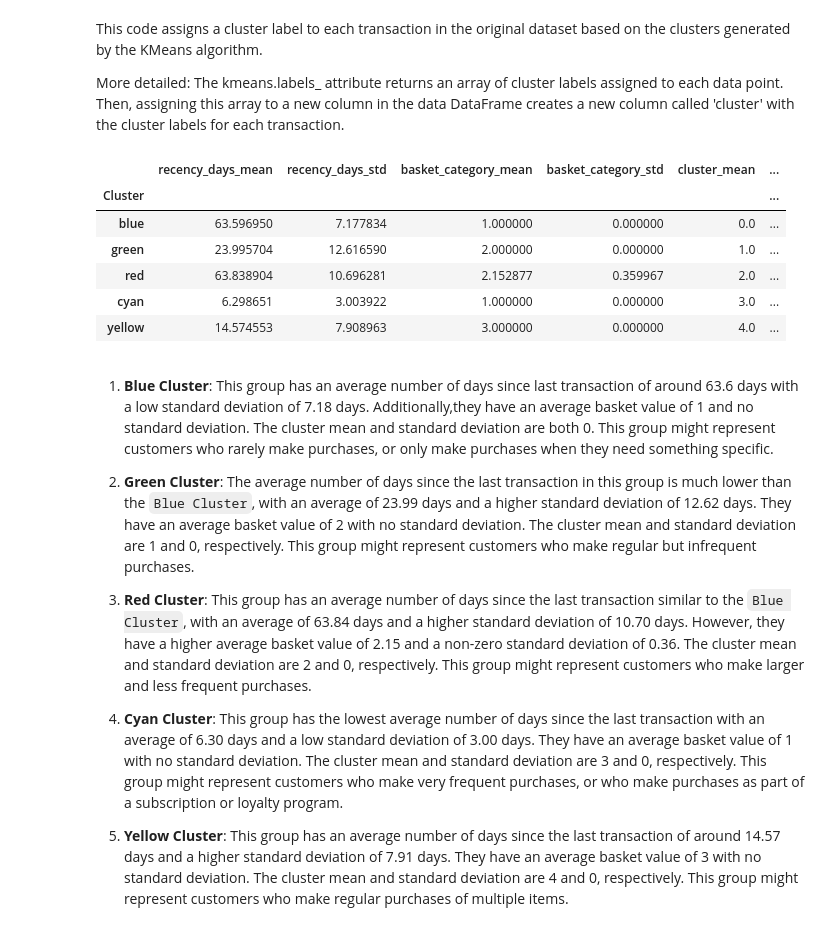
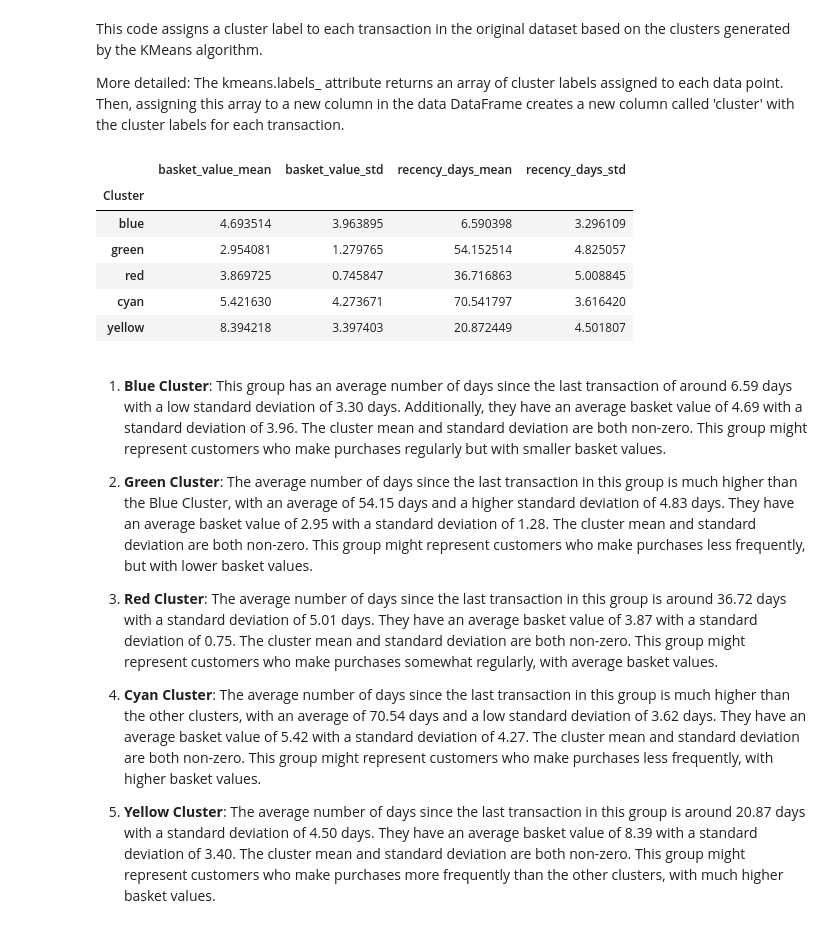
Before and after one commit to tfysekis/Data-Mining, a Jupyter notebook: Mining_Knowledge.ipynb, the cells around one changed output. Saved outputs shown, nothing was run; the diff lists cells and outputs as text; code cells hidden in the pictures.

```diff
--- a/Mining_Knowledge.ipynb
+++ b/Mining_Knowledge.ipynb
@@ -128,8 +128,5 @@ for i, row in data.iterrows():
     else:
         data.at[i, 'basket_category'] = 'high_value_basket'
 
-# Drop original basket value column
-data.drop(columns=['basket_value'], inplace=True)
-
 data.head()
 # %% [output]
@@ -540,5 +473,5 @@ We start by combining two columns from the data dataframe, namely "`recency_days
 # %%
 # Combine the categorical basket_category column with the recency_days column
-cluster_df = pd.concat([data['recency_days'], data['basket_category']], axis=1)
+cluster_df = pd.concat([data['basket_value'], data['recency_days']], axis=1)
 cluster_df.head()
 # %% [output]
@@ -553,7 +483,0 @@ Now we have to change our values for the basket_category,the KNN algorithm can n
-# %%
-# Create a dictionary to map categorical values to numerical values
-cat_map = {'low_value_basket': 1, 'medium_value_basket': 2, 'high_value_basket': 3}
-
-# Convert categorical values to numerical values using label encoding
-cluster_df['basket_category'] = cluster_df['basket_category'].map(cat_map)
-cluster_df.head()
@@ -601,7 +502,8 @@ Now we performing KMeans clustering on the normalized dataset cluster_df_scaled
 # %%
+from sklearn.cluster import KMeans
 # Perform KMeans clustering with 5 clusters
 kmeans = KMeans(n_clusters=5, random_state=0)
-kmeans.fit(cluster_df_scaled)
+kmeans.fit(cluster_df)
 # %% [output]
 KMeans(n_clusters=5, random_state=0)
 # %% [markdown]
@@ -632,38 +535,38 @@ More detailed: The kmeans.labels_ attribute returns an array of cluster labels a
 # %%
 # Get the labels assigned to each data point
 labels = kmeans.labels_
 
 # Add the labels to the original dataset
-cluster_df_labeled = cluster_df.copy()
-cluster_df_labeled['Cluster'] = labels
+cluster_df = cluster_df.copy()
+cluster_df['Cluster'] = labels
 
 # Calculate the mean and standard deviation of each group
-group_stats = cluster_df_labeled.groupby('Cluster').agg(['mean', 'std'])
+group_stats = cluster_df.groupby('Cluster').agg(['mean', 'std'])
 
 # Create a dictionary to map labels to colors
 label_color_map = {0: 'blue', 1: 'green', 2: 'red', 3: 'cyan', 4: 'yellow'}
 
 # Apply the map function to replace labels with colors
 group_stats.columns = group_stats.columns.map('_'.join).str.strip()
 group_stats.index = group_stats.index.map(lambda x: label_color_map[x])
 
 # Print the results
 group_stats
 # %% [output]
-|  | recency_days_mean | recency_days_std | basket_category_mean | basket_category_std | cluster_mean | ... |
-| Cluster |  |  |  |  |  | ... |
-| blue | 63.596950 | 7.177834 | 1.000000 | 0.000000 | 0.0 | ... |
-| green | 23.995704 | 12.616590 | 2.000000 | 0.000000 | 1.0 | ... |
-| red | 63.838904 | 10.696281 | 2.152877 | 0.359967 | 2.0 | ... |
-| cyan | 6.298651 | 3.003922 | 1.000000 | 0.000000 | 3.0 | ... |
-| yellow | 14.574553 | 7.908963 | 3.000000 | 0.000000 | 4.0 | ... |
+|  | basket_value_mean | basket_value_std | recency_days_mean | recency_days_std |
+| Cluster |  |  |  |  |
+| blue | 4.693514 | 3.963895 | 6.590398 | 3.296109 |
+| green | 2.954081 | 1.279765 | 54.152514 | 4.825057 |
+| red | 3.869725 | 0.745847 | 36.716863 | 5.008845 |
+| cyan | 5.421630 | 4.273671 | 70.541797 | 3.616420 |
+| yellow | 8.394218 | 3.397403 | 20.872449 | 4.501807 |
 # %% [markdown]
-1. **Blue Cluster**: This group has an average number of days since last transaction of around 63.6 days with a low standard deviation of 7.18 days. Additionally,they have an average basket value of 1 and no standard deviation. The cluster mean and standard deviation are both 0. This group might represent customers who rarely make purchases, or only make purchases when they need something specific.
+1. **Blue Cluster**: This group has an average number of days since the last transaction of around 6.59 days with a low standard deviation of 3.30 days. Additionally, they have an average basket value of 4.69 with a standard deviation of 3.96. The cluster mean and standard deviation are both non-zero. This group might represent customers who make purchases regularly but with smaller basket values.
 
-2. **Green Cluster**: The average number of days since the last transaction in this group is much lower than the `Blue Cluster`, with an average of 23.99 days and a higher standard deviation of 12.62 days. They have an average basket value of 2 with no standard deviation. The cluster mean and standard deviation are 1 and 0, respectively. This group might represent customers who make regular but infrequent purchases.
+2. **Green Cluster**: The average number of days since the last transaction in this group is much higher than the Blue Cluster, with an average of 54.15 days and a higher standard deviation of 4.83 days. They have an average basket value of 2.95 with a standard deviation of 1.28. The cluster mean and standard deviation are both non-zero. This group might represent customers who make purchases less frequently, but with lower basket values.
 
-3. **Red Cluster**: This group has an average number of days since the last transaction similar to the `Blue Cluster`, with an average of 63.84 days and a higher standard deviation of 10.70 days. However, they have a higher average basket value of 2.15 and a non-zero standard deviation of 0.36. The cluster mean and standard deviation are 2 and 0, respectively. This group might represent customers who make larger and less frequent purchases.
+3. **Red Cluster**: The average number of days since the last transaction in this group is around 36.72 days with a standard deviation of 5.01 days. They have an average basket value of 3.87 with a standard deviation of 0.75. The cluster mean and standard deviation are both non-zero. This group might represent customers who make purchases somewhat regularly, with average basket values.
 
-4. **Cyan Cluster**: This group has the lowest average number of days since the last transaction with an average of 6.30 days and a low standard deviation of 3.00 days. They have an average basket value of 1 with no standard deviation. The cluster mean and standard deviation are 3 and 0, respectively. This group might represent customers who make very frequent purchases, or who make purchases as part of a subscription or loyalty program.
+4. **Cyan Cluster**: The average number of days since the last transaction in this group is much higher than the other clusters, with an average of 70.54 days and a low standard deviation of 3.62 days. They have an average basket value of 5.42 with a standard deviation of 4.27. The cluster mean and standard deviation are both non-zero. This group might represent customers who make purchases less frequently, with higher basket values.
 
-5. **Yellow Cluster**: This group has an average number of days since the last transaction of around 14.57 days and a higher standard deviation of 7.91 days. They have an average basket value of 3 with no standard deviation. The cluster mean and standard deviation are 4 and 0, respectively. This group might represent customers who make regular purchases of multiple items.
+5. **Yellow Cluster**: The average number of days since the last transaction in this group is around 20.87 days with a standard deviation of 4.50 days. They have an average basket value of 8.39 with a standard deviation of 3.40. The cluster mean and standard deviation are both non-zero. This group might represent customers who make purchases more frequently than the other clusters, with much higher basket values.
```
Also changed, not shown: parts of 56 cells of this notebook.
